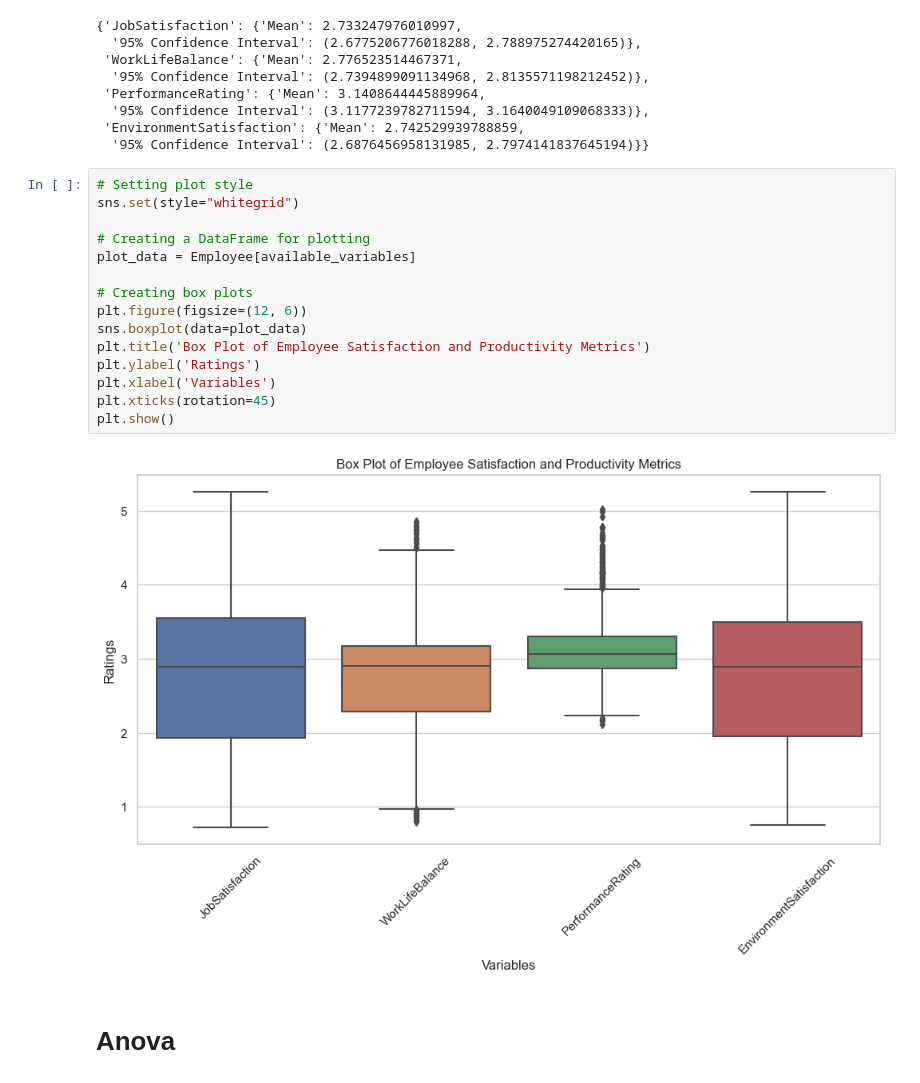
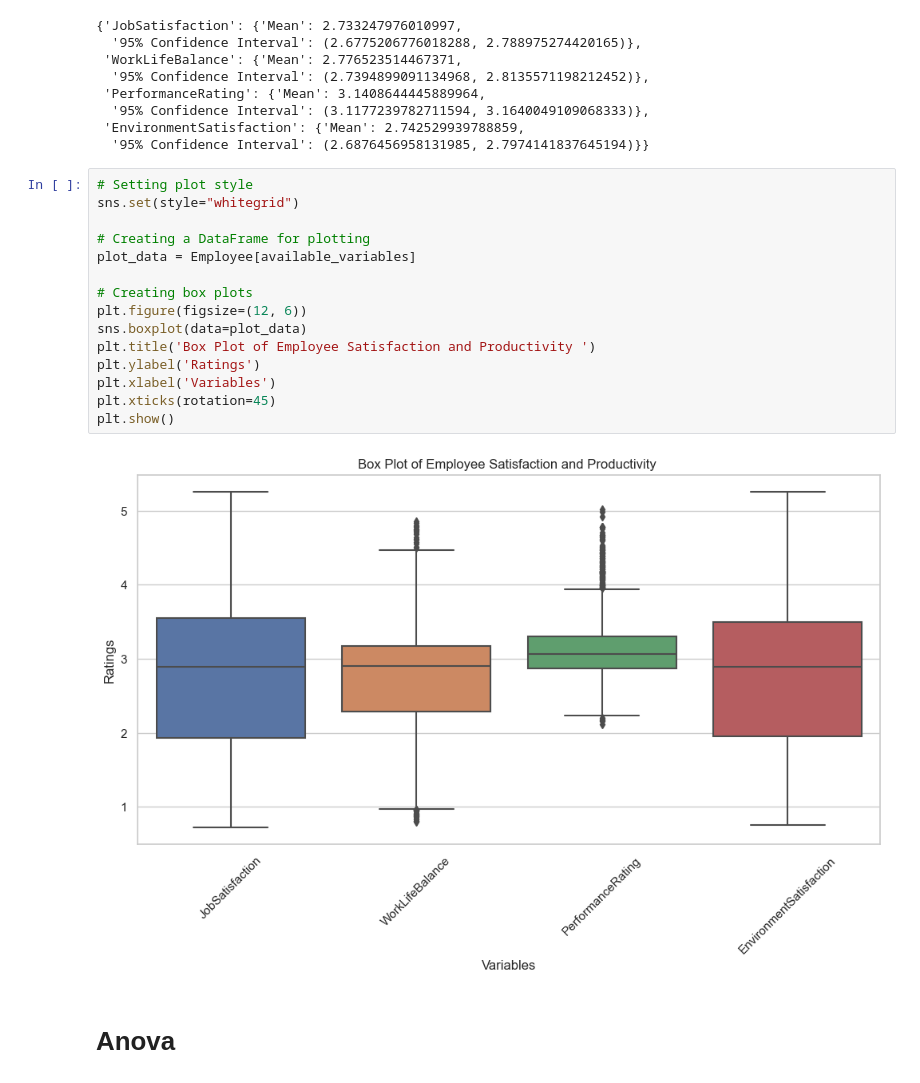
Before and after one commit to FedericoAriton99/CA-2-Integraeted-, a Jupyter notebook: Federico_Ariton_sba22090_Lvl8_CA2_Integrated.ipynb, the cells around one changed output. Saved outputs shown, nothing was run; the diff lists cells and outputs as text.

```diff
--- a/Federico_Ariton_sba22090_Lvl8_CA2_Integrated.ipynb
+++ b/Federico_Ariton_sba22090_Lvl8_CA2_Integrated.ipynb
@@ -913,20 +913,20 @@ confidence_intervals
 # %%
 # Setting plot style
 sns.set(style="whitegrid")
 
 # Creating a DataFrame for plotting
 plot_data = Employee[available_variables]
 
 # Creating box plots
 plt.figure(figsize=(12, 6))
 sns.boxplot(data=plot_data)
-plt.title('Box Plot of Employee Satisfaction and Productivity Metrics')
+plt.title('Box Plot of Employee Satisfaction and Productivity ')
 plt.ylabel('Ratings')
 plt.xlabel('Variables')
 plt.xticks(rotation=45)
 plt.show()
 # %% [output]
-[figure, old version]
+[figure, new version]
 # %% [markdown]
 # Anova
 # %%
```
Also changed, not shown: parts of 7 cells of this notebook, 4 other files.
